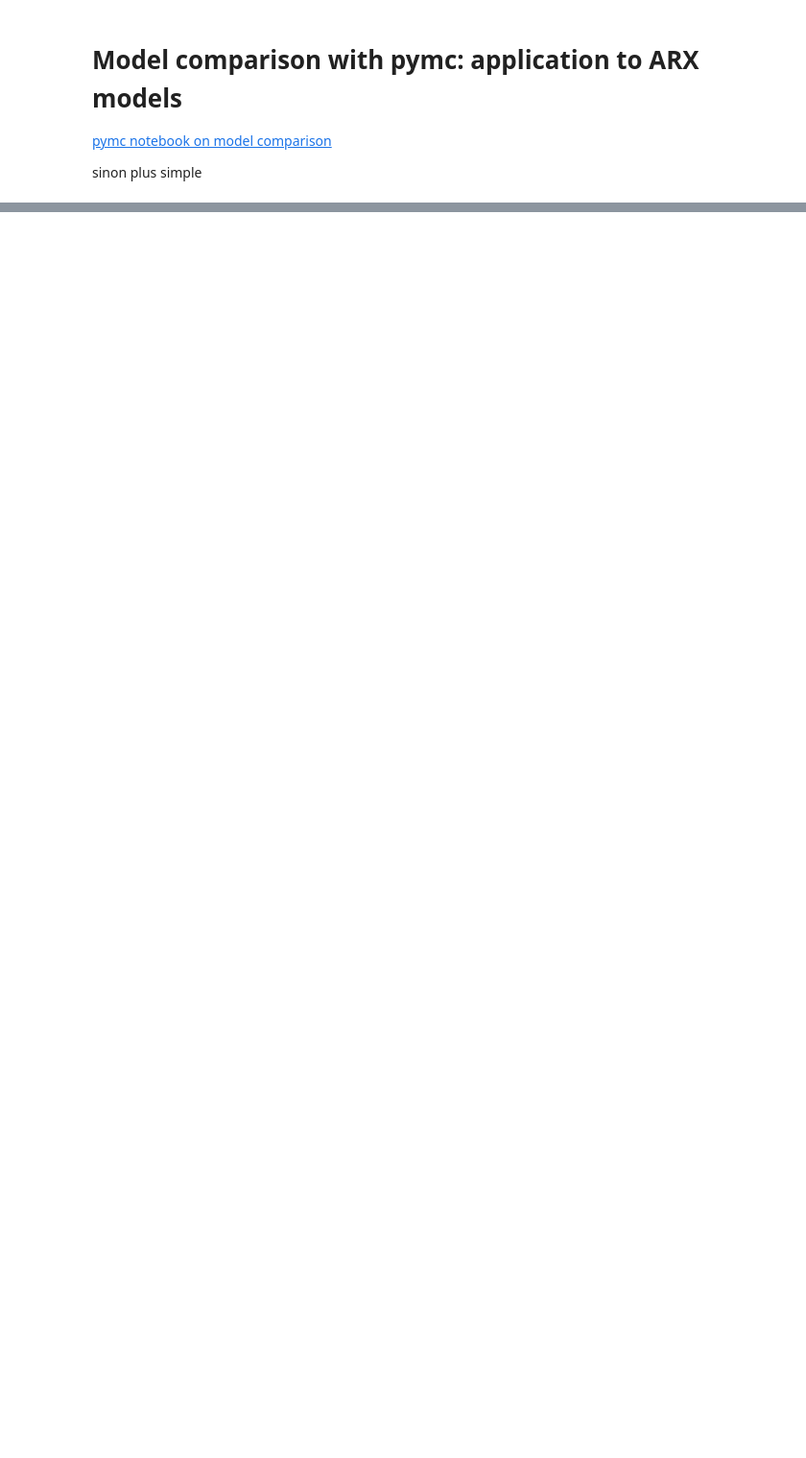
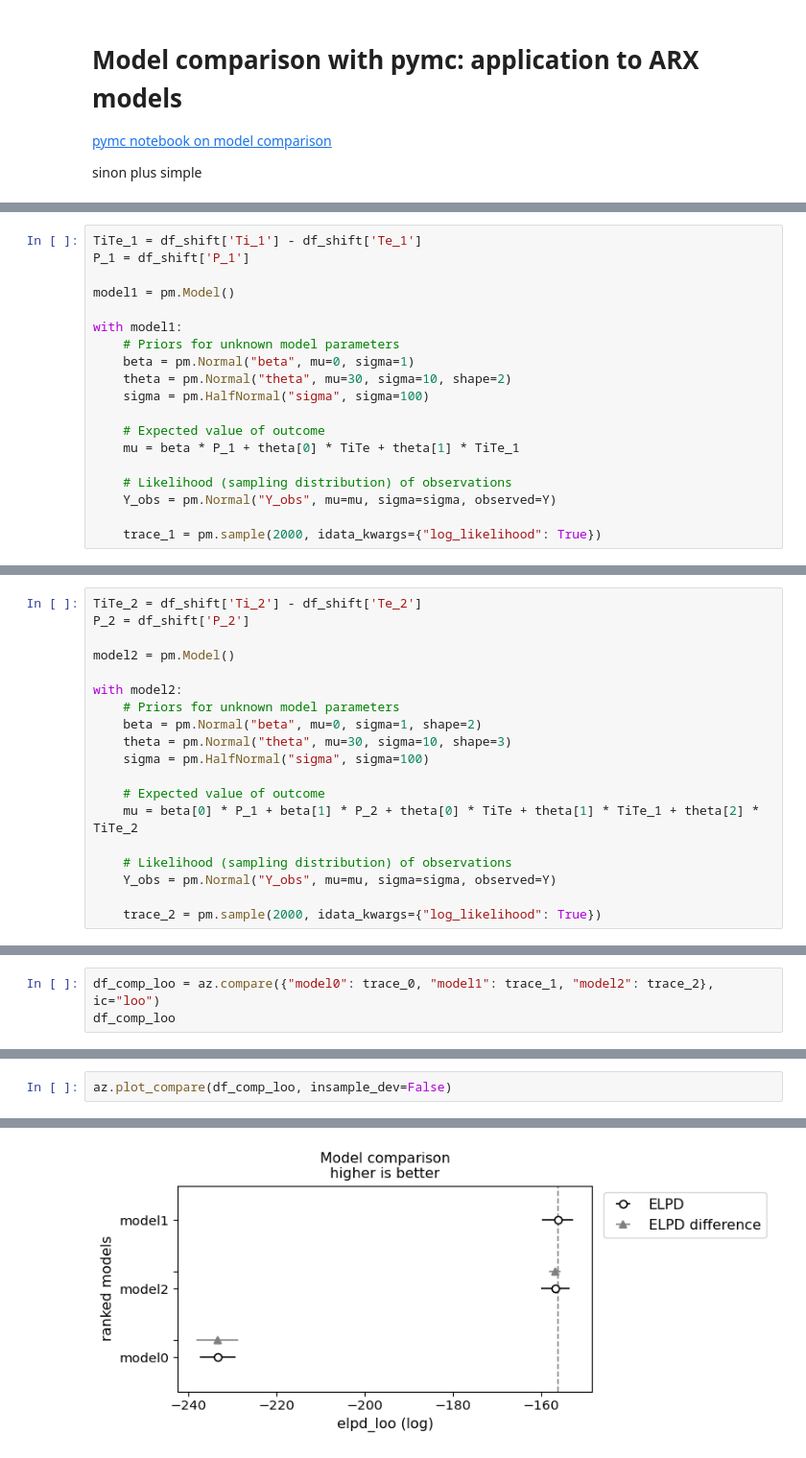
Before and after one commit to srouchier/simurex2024, a Jupyter notebook: 02_arx_selection.ipynb, the cells around one changed output, grey strips where cells are left out. Shown at 96% size. Saved outputs shown, nothing was run; the diff lists cells and outputs as text; blank space fills up the shorter version.

```diff
--- a/02_arx_selection.ipynb
+++ b/02_arx_selection.ipynb
@@ -31,0 +104,19 @@ with pm.Model() as ar2:
+# %%
+TiTe_1 = df_shift['Ti_1'] - df_shift['Te_1']
+P_1 = df_shift['P_1']
+
+model1 = pm.Model()
+
+with model1:
+    # Priors for unknown model parameters
+    beta = pm.Normal("beta", mu=0, sigma=1)
+    theta = pm.Normal("theta", mu=30, sigma=10, shape=2)
+    sigma = pm.HalfNormal("sigma", sigma=100)
+
+    # Expected value of outcome
+    mu = beta * P_1 + theta[0] * TiTe + theta[1] * TiTe_1
+
+    # Likelihood (sampling distribution) of observations
+    Y_obs = pm.Normal("Y_obs", mu=mu, sigma=sigma, observed=Y)
+
+    trace_1 = pm.sample(2000, idata_kwargs={"log_likelihood": True})
@@ -31,0 +148,19 @@ with pm.Model() as ar2:
+# %%
+TiTe_2 = df_shift['Ti_2'] - df_shift['Te_2']
+P_2 = df_shift['P_2']
+
+model2 = pm.Model()
+
+with model2:
+    # Priors for unknown model parameters
+    beta = pm.Normal("beta", mu=0, sigma=1, shape=2)
+    theta = pm.Normal("theta", mu=30, sigma=10, shape=3)
+    sigma = pm.HalfNormal("sigma", sigma=100)
+
+    # Expected value of outcome
+    mu = beta[0] * P_1 + beta[1] * P_2 + theta[0] * TiTe + theta[1] * TiTe_1 + theta[2] * TiTe_2
+
+    # Likelihood (sampling distribution) of observations
+    Y_obs = pm.Normal("Y_obs", mu=mu, sigma=sigma, observed=Y)
+
+    trace_2 = pm.sample(2000, idata_kwargs={"log_likelihood": True})
@@ -31,0 +200,3 @@ with pm.Model() as ar2:
+# %%
+df_comp_loo = az.compare({"model0": trace_0, "model1": trace_1, "model2": trace_2}, ic="loo")
+df_comp_loo
@@ -31,0 +220,3 @@ with pm.Model() as ar2:
+# %%
+az.plot_compare(df_comp_loo, insample_dev=False)
+# %% [output]
@@ -31,0 +224 @@ with pm.Model() as ar2:
+[figure, added]
```
Also changed, not shown: parts of 23 cells of this notebook, 9 other files.
